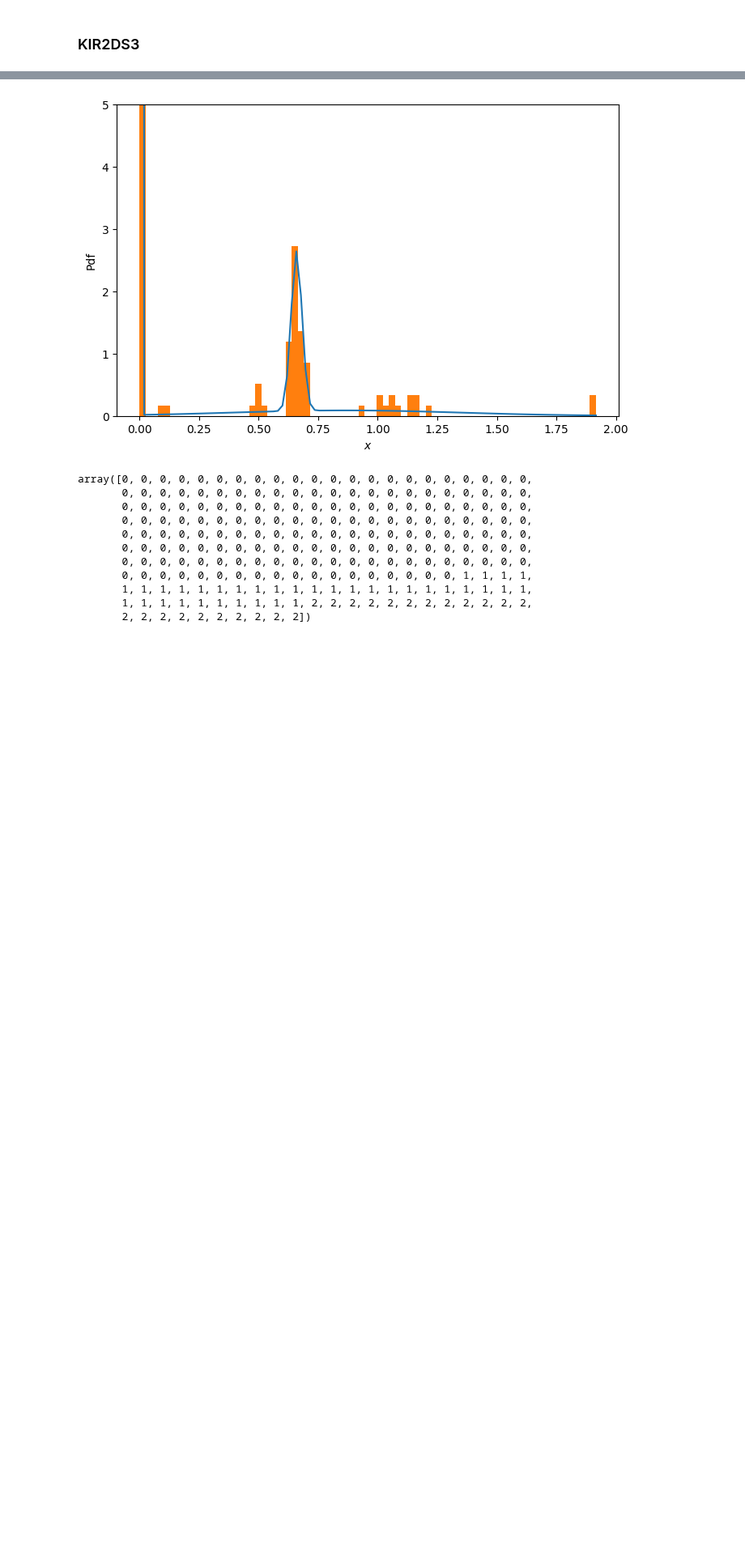
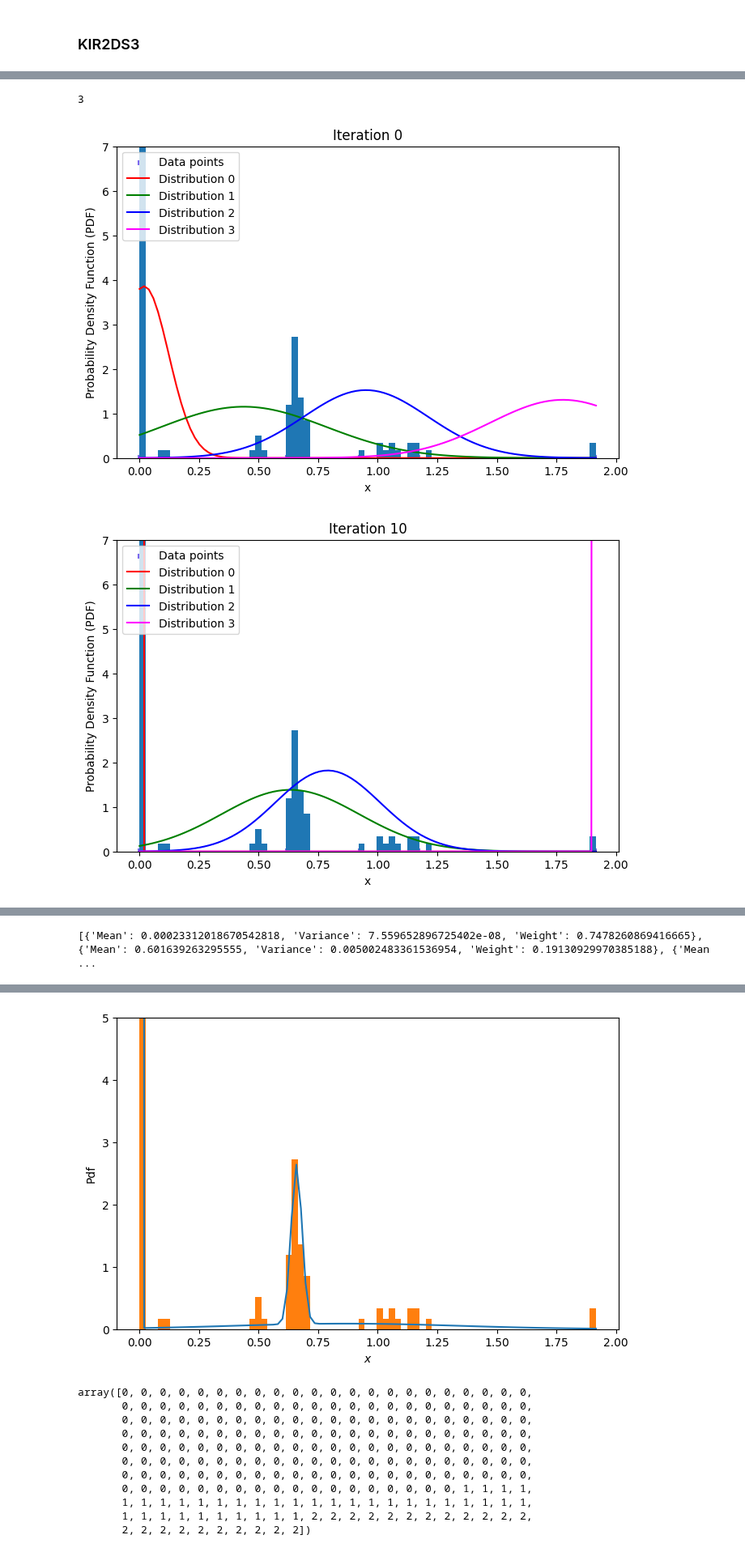
Before and after one commit to devitahalim/scie30001-project, a Jupyter notebook: notebooks/KIRdataExample.ipynb, the cells around one changed output, grey strips where cells are left out. Shown at 81% size. Drawn from its saved outputs; the diff is of its cells as text; code cells hidden in the pictures; blank space fills up the shorter version.

```diff
--- a/notebooks/KIRdataExample.ipynb
+++ b/notebooks/KIRdataExample.ipynb
@@ -409,0 +216,15 @@ PlotGMM2(KIR2DS3_data,iteration_data_KIR2DS3,10,t,7)
+# %%
+gauss.BIC_gmm(KIR2DS3_data)
+# %% [output]
+3
+# %%
+em=gauss.GaussianEM(KIR2DS3_data,4,[])
+t=gauss.findThreshold2(KIR2DS3_data,4,em)
+em2=gauss.EMGMM_varconstraint(KIR2DS3_data,4, [])
+t2=gauss.findThreshold2(KIR2DS3_data,4,em2)
+
+gauss.PlotGMM(KIR2DS3_data,em,10,t,7)
+gauss.PlotGMM(KIR2DS3_data,em2,10,t2,7)
+# %% [output]
+[figure, added]
+[figure, added]
@@ -409,0 +236,4 @@ PlotGMM2(KIR2DS3_data,iteration_data_KIR2DS3,10,t,7)
+# %%
+print(em2[-1],t2)
+# %% [output]
+[{'Mean': 0.00023312018670542818, 'Variance': 7.559652896725402e-08, 'Weight': 0.7478260869416665}, {'Mean': 0.601639263295555, 'Variance': 0.005002483361536954, 'Weight': 0.19130929970385188}, {'Mean ...
```
Also changed, not shown: parts of 16 cells of this notebook, 1 other file.
